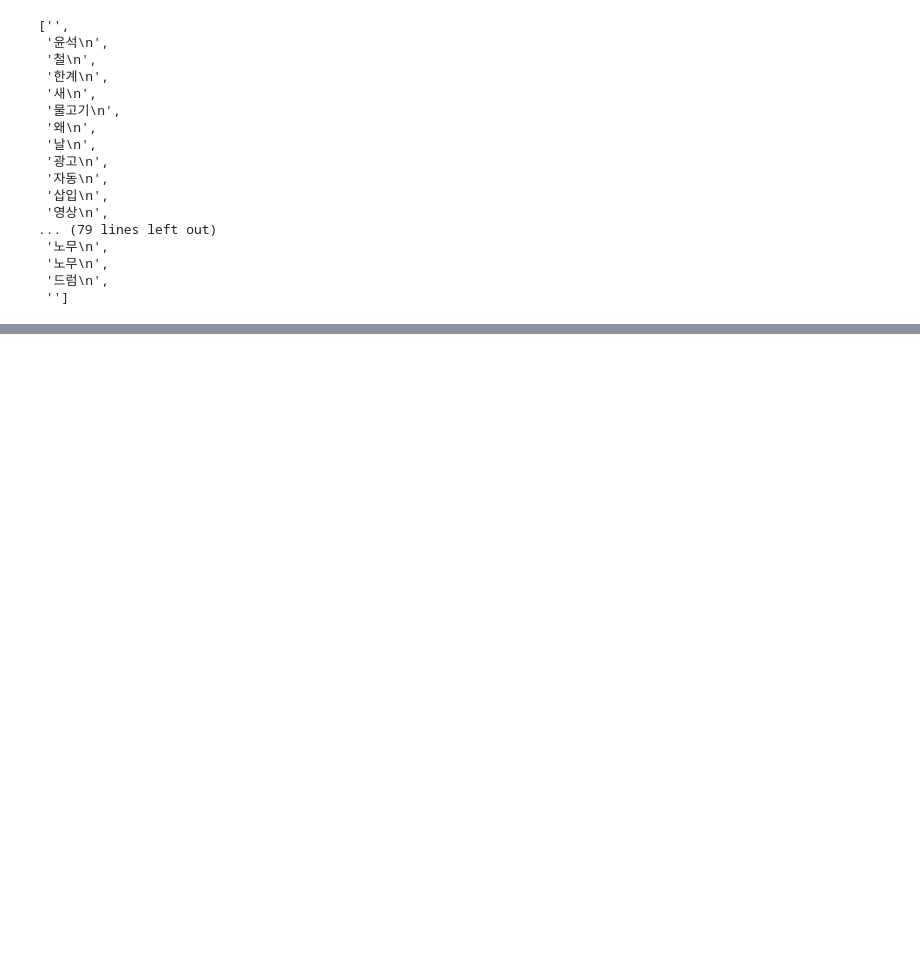
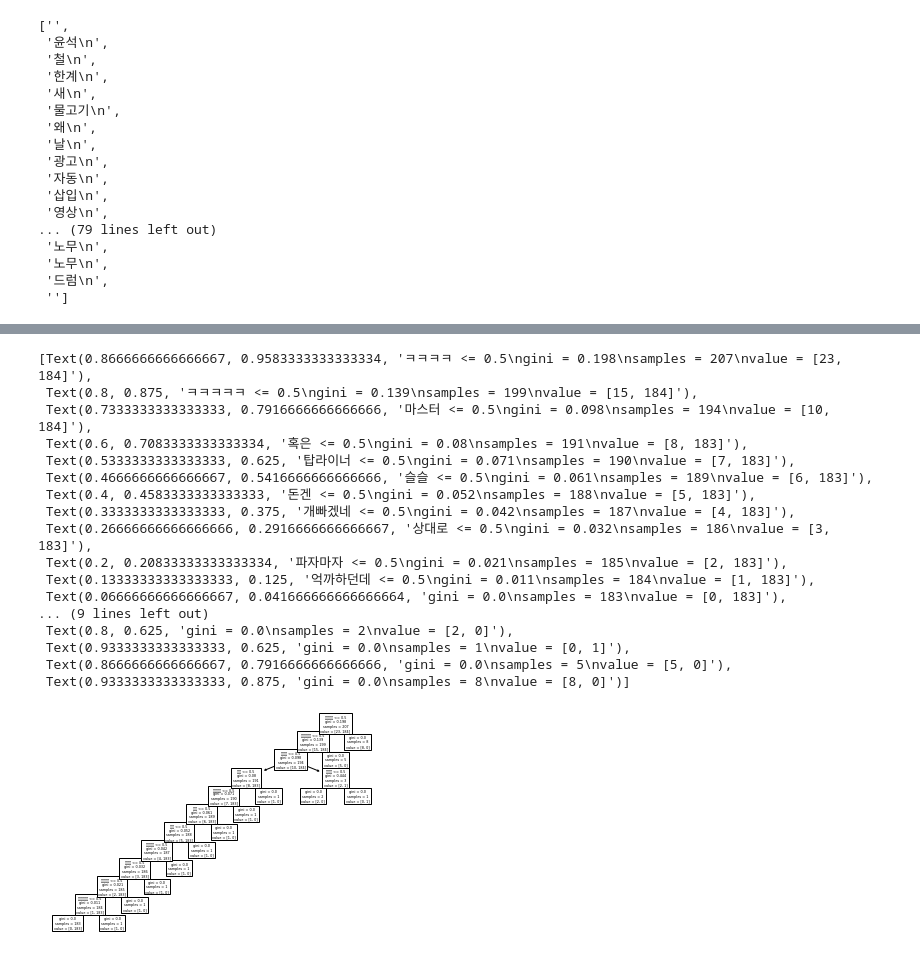
Before and after one commit to answnsgnl123/Selenium_py, a Jupyter notebook: selenium_start.ipynb, the cells around one changed output, grey strips where cells are left out. Saved outputs shown, nothing was run; the diff lists cells and outputs as text; code cells hidden in the pictures; blank space fills up the shorter version.

```diff
--- a/selenium_start.ipynb
+++ b/selenium_start.ipynb
@@ -325,0 +1222,3 @@ new_languag
+# %%
+split_count = int(result_df.shape[0] * 0.8)
+split_count
@@ -325,0 +1227,5 @@ new_languag
+# %%
+X_train = X[:split_count]
+y_train = y[:split_count]
+
+print(X_train.shape, y_train.shape)
@@ -325,0 +1245,3 @@ new_languag
+# %%
+model = DecisionTreeClassifier()
+model
@@ -325,0 +1250,3 @@ new_languag
+# %%
+#학습
+model.fit(X_train,y_train)
@@ -325,0 +1301,23 @@ new_languag
+# %%
+from sklearn.tree import plot_tree
+
+plot_tree(model, feature_names=feature_names)
+# %% [output]
+[Text(0.8666666666666667, 0.9583333333333334, 'ㅋㅋㅋㅋ <= 0.5\ngini = 0.198\nsamples = 207\nvalue = [23, 184]'),
+ Text(0.8, 0.875, 'ㅋㅋㅋㅋㅋ <= 0.5\ngini = 0.139\nsamples = 199\nvalue = [15, 184]'),
+ Text(0.7333333333333333, 0.7916666666666666, '마스터 <= 0.5\ngini = 0.098\nsamples = 194\nvalue = [10, 184]'),
+ Text(0.6, 0.7083333333333334, '혹은 <= 0.5\ngini = 0.08\nsamples = 191\nvalue = [8, 183]'),
+ Text(0.5333333333333333, 0.625, '탑라이너 <= 0.5\ngini = 0.071\nsamples = 190\nvalue = [7, 183]'),
+ Text(0.4666666666666667, 0.5416666666666666, '슬슬 <= 0.5\ngini = 0.061\nsamples = 189\nvalue = [6, 183]'),
+ Text(0.4, 0.4583333333333333, '돈겐 <= 0.5\ngini = 0.052\nsamples = 188\nvalue = [5, 183]'),
+ Text(0.3333333333333333, 0.375, '개빠겠네 <= 0.5\ngini = 0.042\nsamples = 187\nvalue = [4, 183]'),
+ Text(0.26666666666666666, 0.2916666666666667, '상대로 <= 0.5\ngini = 0.032\nsamples = 186\nvalue = [3, 183]'),
+ Text(0.2, 0.20833333333333334, '파자마자 <= 0.5\ngini = 0.021\nsamples = 185\nvalue = [2, 183]'),
+ Text(0.13333333333333333, 0.125, '억까하던데 <= 0.5\ngini = 0.011\nsamples = 184\nvalue = [1, 183]'),
+ Text(0.06666666666666667, 0.041666666666666664, 'gini = 0.0\nsamples = 183\nvalue = [0, 183]'),
+... (9 lines left out)
+ Text(0.8, 0.625, 'gini = 0.0\nsamples = 2\nvalue = [2, 0]'),
+ Text(0.9333333333333333, 0.625, 'gini = 0.0\nsamples = 1\nvalue = [0, 1]'),
+ Text(0.8666666666666667, 0.7916666666666666, 'gini = 0.0\nsamples = 5\nvalue = [5, 0]'),
+ Text(0.9333333333333333, 0.875, 'gini = 0.0\nsamples = 8\nvalue = [8, 0]')]
+[figure, added]
```
Also changed, not shown: parts of 115 cells of this notebook, 3 other files.
